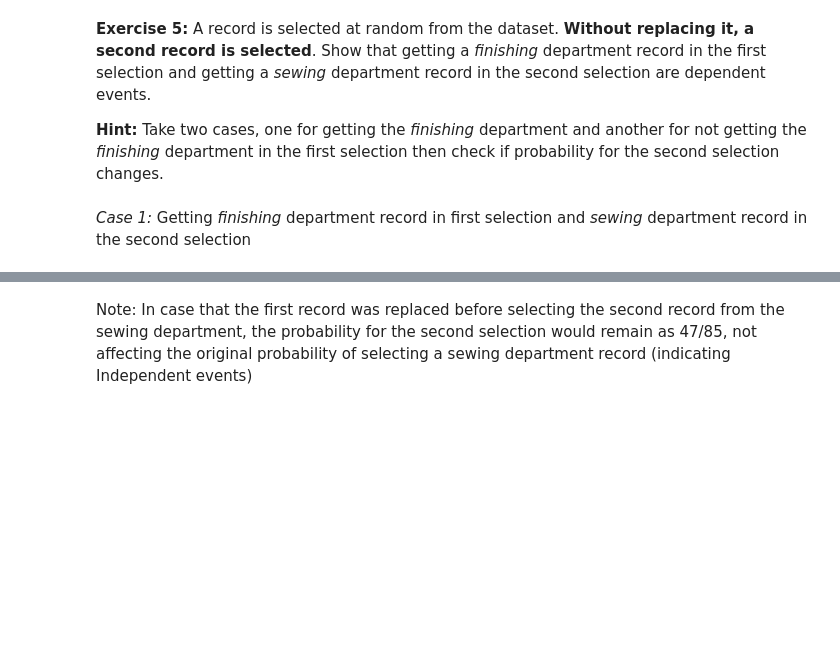
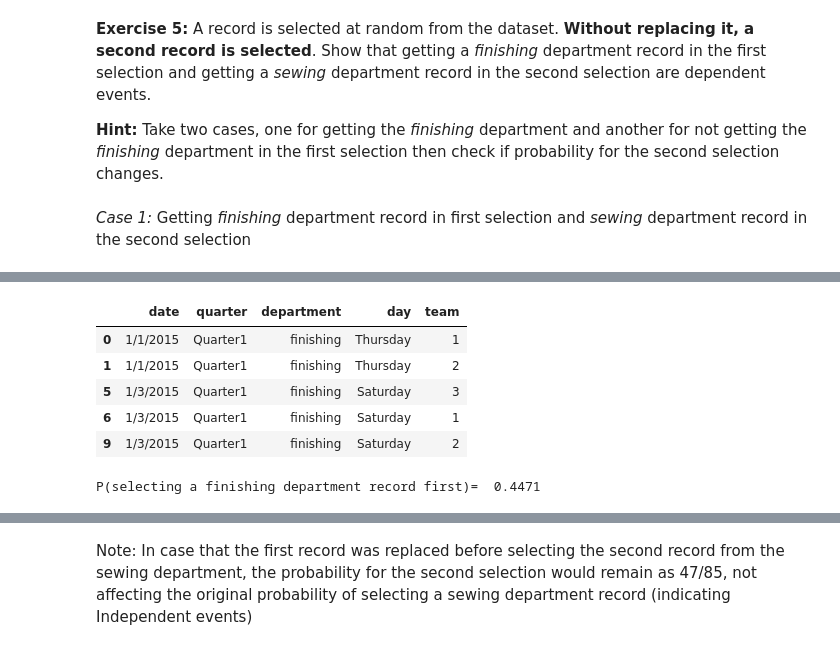
Before and after one commit to rajiv-ranjan/cds-nov-09-2024, a Jupyter notebook: M1_AST_01_Probability_Basics_C.ipynb, the cells around one changed output, grey strips where cells are left out. Saved outputs shown, nothing was run; the diff lists cells and outputs as text; code cells hidden in the pictures; blank space fills up the shorter version.

```diff
--- a/M1_AST_01_Probability_Basics_C.ipynb
+++ b/M1_AST_01_Probability_Basics_C.ipynb
@@ -351,8 +423,19 @@ finishing.value_counts()
+# %%
+df_finishing = df[finishing]
+df_finishing.head()
+# %% [output]
+|  | date | quarter | department | day | team |
+| 0 | 1/1/2015 | Quarter1 | finishing | Thursday | 1 |
+| 1 | 1/1/2015 | Quarter1 | finishing | Thursday | 2 |
+| 5 | 1/3/2015 | Quarter1 | finishing | Saturday | 3 |
+| 6 | 1/3/2015 | Quarter1 | finishing | Saturday | 1 |
+| 9 | 1/3/2015 | Quarter1 | finishing | Saturday | 2 |
 # %%
-df_finishing = df[finishing]
 # Probability of selecting finishing department record first = count of finishing department records / all records count
 P_finishing_first = len(df_finishing) / len(df)    # 38 / 85 = 0.4471
 print('P(selecting a finishing department record first)= ', round(P_finishing_first,4))
+# %% [output]
+P(selecting a finishing department record first)=  0.4471
 # %%
 # Randomly selecting any 'finishing' department record
 i = np.random.randint(len(df_finishing)-1)             # -1 is to start the index numbering at 0 instead of 1
```
Also changed, not shown: parts of 59 cells of this notebook.
